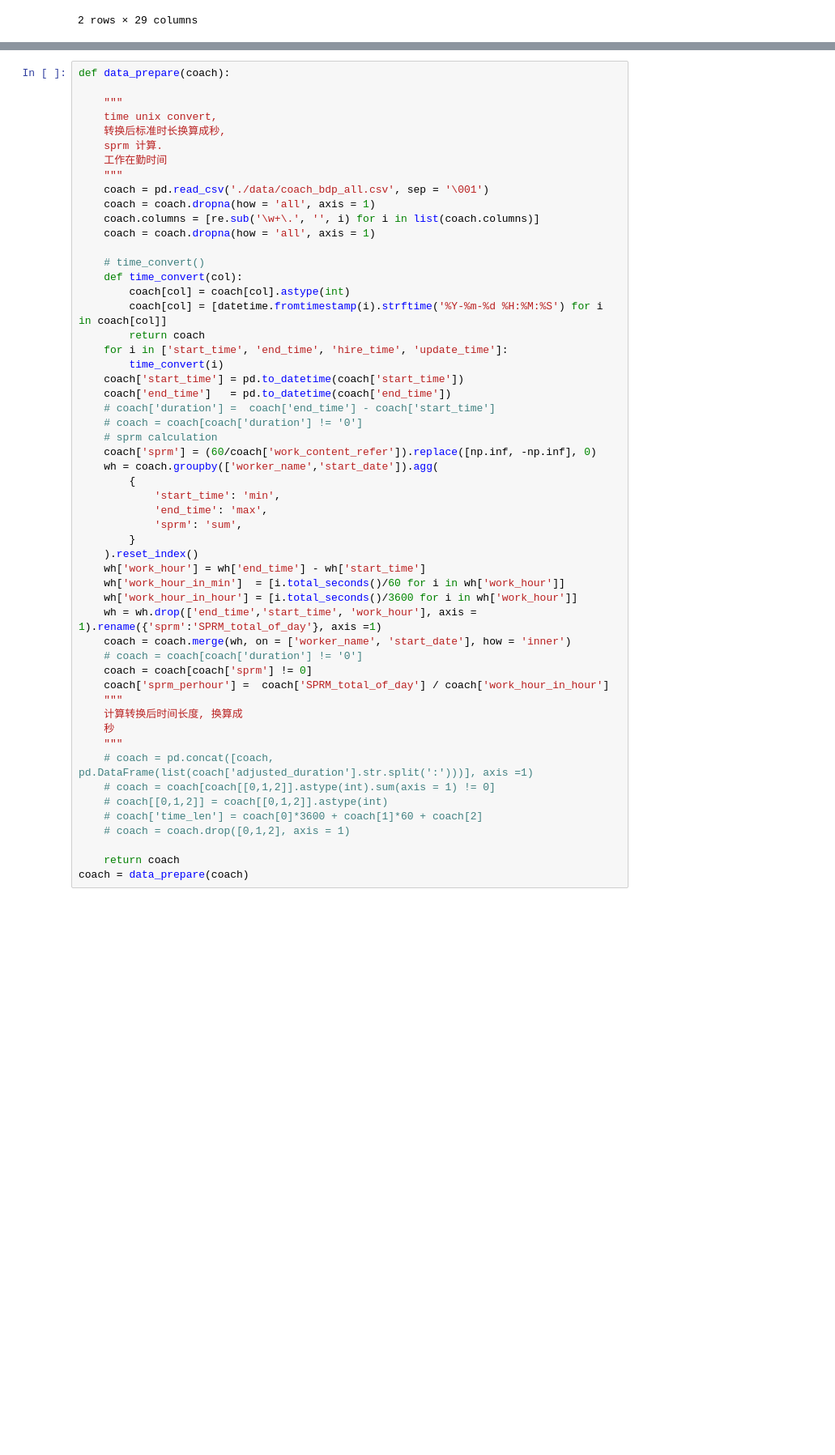
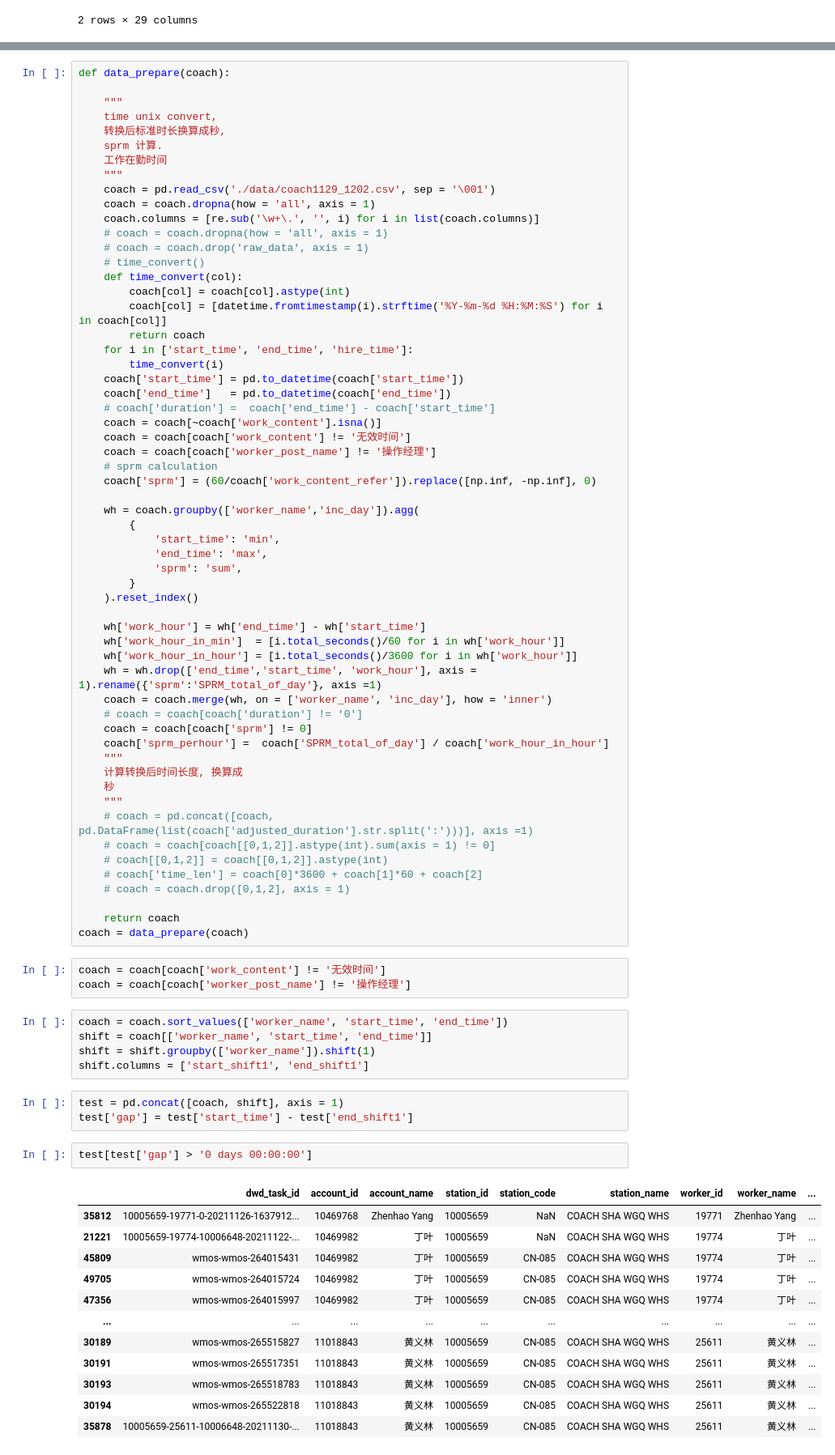
Before and after one commit to fyenne/play4_activity, a Jupyter notebook: acti_coach.ipynb, the cells around one changed output, grey strips where cells are left out. Shown at 81% size. Saved outputs shown, nothing was run; the diff lists cells and outputs as text; blank space fills up the shorter version.

```diff
--- a/acti_coach.ipynb
+++ b/acti_coach.ipynb
@@ -180,36 +168,40 @@ def data_prepare(coach):
     sprm 计算.
     工作在勤时间
     """
-    coach = pd.read_csv('./data/coach_bdp_all.csv', sep = '\001')
+    coach = pd.read_csv('./data/coach1129_1202.csv', sep = '\001')
     coach = coach.dropna(how = 'all', axis = 1)
     coach.columns = [re.sub('\w+\.', '', i) for i in list(coach.columns)]
-    coach = coach.dropna(how = 'all', axis = 1)
-
+    # coach = coach.dropna(how = 'all', axis = 1)
+    # coach = coach.drop('raw_data', axis = 1)
     # time_convert()
     def time_convert(col):
         coach[col] = coach[col].astype(int)
         coach[col] = [datetime.fromtimestamp(i).strftime('%Y-%m-%d %H:%M:%S') for i in coach[col]]
         return coach
-    for i in ['start_time', 'end_time', 'hire_time', 'update_time']:
+    for i in ['start_time', 'end_time', 'hire_time']:
         time_convert(i)
     coach['start_time'] = pd.to_datetime(coach['start_time'])
     coach['end_time']   = pd.to_datetime(coach['end_time'])
     # coach['duration'] =  coach['end_time'] - coach['start_time']
-    # coach = coach[coach['duration'] != '0']
+    coach = coach[~coach['work_content'].isna()]
+    coach = coach[coach['work_content'] != '无效时间']
+    coach = coach[coach['worker_post_name'] != '操作经理']
     # sprm calculation
     coach['sprm'] = (60/coach['work_content_refer']).replace([np.inf, -np.inf], 0)
-    wh = coach.groupby(['worker_name','start_date']).agg(
+
+    wh = coach.groupby(['worker_name','inc_day']).agg(
         {
             'start_time': 'min',
             'end_time': 'max',
             'sprm': 'sum',
         }
     ).reset_index()
+
     wh['work_hour'] = wh['end_time'] - wh['start_time']
     wh['work_hour_in_min']  = [i.total_seconds()/60 for i in wh['work_hour']]
     wh['work_hour_in_hour'] = [i.total_seconds()/3600 for i in wh['work_hour']]
     wh = wh.drop(['end_time','start_time', 'work_hour'], axis = 1).rename({'sprm':'SPRM_total_of_day'}, axis =1)
-    coach = coach.merge(wh, on = ['worker_name', 'start_date'], how = 'inner')
+    coach = coach.merge(wh, on = ['worker_name', 'inc_day'], how = 'inner')
     # coach = coach[coach['duration'] != '0']
     coach = coach[coach['sprm'] != 0]
     coach['sprm_perhour'] =  coach['SPRM_total_of_day'] / coach['work_hour_in_hour']
@@ -225,3 +217,29 @@ def data_prepare(coach):
 
     return coach
 coach = data_prepare(coach)
+# %%
+coach = coach[coach['work_content'] != '无效时间']
+coach = coach[coach['worker_post_name'] != '操作经理']
+# %%
+coach = coach.sort_values(['worker_name', 'start_time', 'end_time'])
+shift = coach[['worker_name', 'start_time', 'end_time']]
+shift = shift.groupby(['worker_name']).shift(1)
+shift.columns = ['start_shift1', 'end_shift1']
+# %%
+test = pd.concat([coach, shift], axis = 1)
+test['gap'] = test['start_time'] - test['end_shift1']
+# %%
+test[test['gap'] > '0 days 00:00:00']
+# %% [output]
+|  | dwd_task_id | account_id | account_name | station_id | station_code | station_name | worker_id | worker_name | ... |
+| 35812 | 10005659-19771-0-20211126-1637912... | 10469768 | Zhenhao Yang | 10005659 | NaN | COACH SHA WGQ WHS | 19771 | Zhenhao Yang | ... |
+| 21221 | 10005659-19774-10006648-20211122-... | 10469982 | 丁叶 | 10005659 | NaN | COACH SHA WGQ WHS | 19774 | 丁叶 | ... |
+| 45809 | wmos-wmos-264015431 | 10469982 | 丁叶 | 10005659 | CN-085 | COACH SHA WGQ WHS | 19774 | 丁叶 | ... |
+| 49705 | wmos-wmos-264015724 | 10469982 | 丁叶 | 10005659 | CN-085 | COACH SHA WGQ WHS | 19774 | 丁叶 | ... |
+| 47356 | wmos-wmos-264015997 | 10469982 | 丁叶 | 10005659 | CN-085 | COACH SHA WGQ WHS | 19774 | 丁叶 | ... |
+| ... | ... | ... | ... | ... | ... | ... | ... | ... | ... |
+| 30189 | wmos-wmos-265515827 | 11018843 | 黄义林 | 10005659 | CN-085 | COACH SHA WGQ WHS | 25611 | 黄义林 | ... |
+| 30191 | wmos-wmos-265517351 | 11018843 | 黄义林 | 10005659 | CN-085 | COACH SHA WGQ WHS | 25611 | 黄义林 | ... |
+| 30193 | wmos-wmos-265518783 | 11018843 | 黄义林 | 10005659 | CN-085 | COACH SHA WGQ WHS | 25611 | 黄义林 | ... |
+| 30194 | wmos-wmos-265522818 | 11018843 | 黄义林 | 10005659 | CN-085 | COACH SHA WGQ WHS | 25611 | 黄义林 | ... |
+| 35878 | 10005659-25611-10006648-20211130-... | 11018843 | 黄义林 | 10005659 | CN-085 | COACH SHA WGQ WHS | 25611 | 黄义林 | ... |
```
Also changed, not shown: parts of 23 cells of this notebook, 3 other files.
